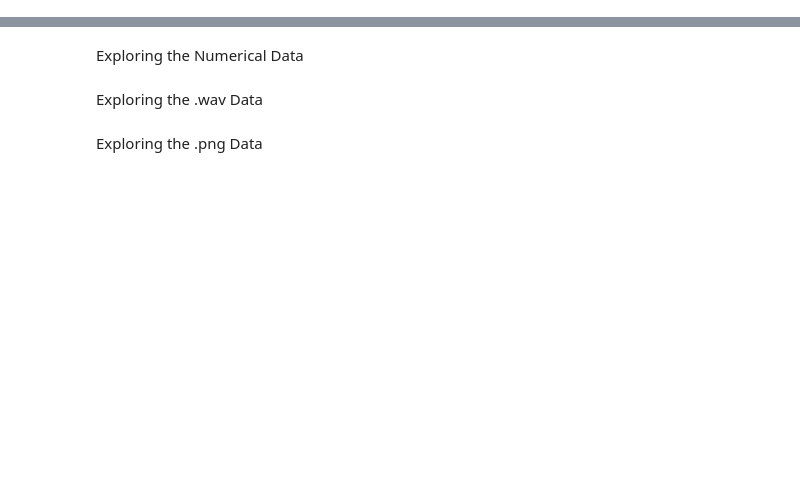
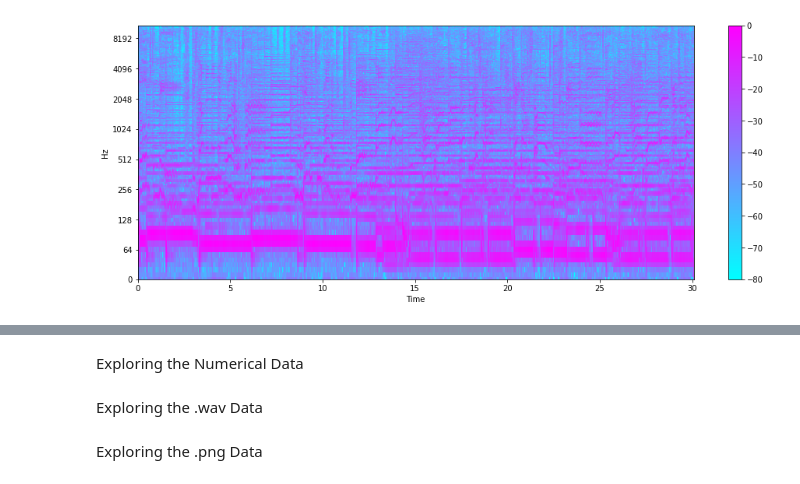
Before and after one commit to laurenquattrocchi/MusiCAPPture, a Jupyter notebook: Exploratory_Data_Analysis_ML_Music_Genre_Prediction.ipynb, the cells around one changed output, grey strips where cells are left out. Drawn from its saved outputs; the diff is of its cells as text; code cells hidden in the pictures; blank space fills up the shorter version.

```diff
--- a/Exploratory_Data_Analysis_ML_Music_Genre_Prediction.ipynb
+++ b/Exploratory_Data_Analysis_ML_Music_Genre_Prediction.ipynb
@@ -20,0 +97,16 @@ data = pd.read_csv('')
+# %%
+# Default FFT window size
+n_fft = 2048 # FFT window size
+hop_length = 512 # number audio of frames between STFT columns (looks like a good default)
+
+# Short-time Fourier transform (STFT)
+country_D = np.abs(librosa.stft(audio_file_country, n_fft = n_fft, hop_length = hop_length))
+
+DB = librosa.amplitude_to_db(country_D, ref = np.max)
+
+# Creating the Spectogram
+plt.figure(figsize = (16, 6))
+librosa.display.specshow(DB, sr = country_sr, hop_length = hop_length, x_axis = 'time', y_axis = 'log', cmap = 'cool')
+plt.colorbar();
+# %% [output]
+[figure, added]
```
Also changed, not shown: parts of 28 cells of this notebook.
